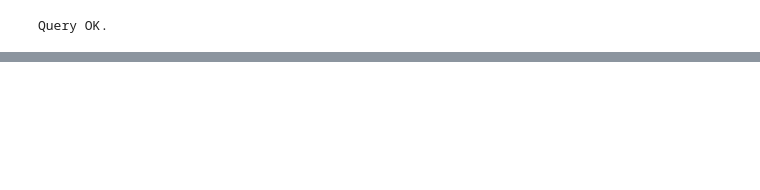
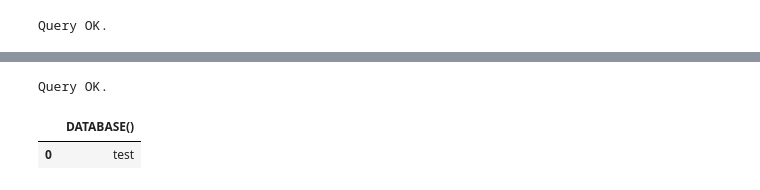
Before and after one commit to EdwardLee6677/Portfolio, a Jupyter notebook: MySQL/test.ipynb, the cells around one changed output, grey strips where cells are left out. Cells and saved outputs as stored; diff of their text form; code cells hidden in the pictures; blank space fills up the shorter version.

```diff
--- a/MySQL/test.ipynb
+++ b/MySQL/test.ipynb
@@ -159,0 +167,7 @@ Query OK.
+# %%
+q("USE test;")
+q("SELECT DATABASE();")
+# %% [output]
+Query OK.
+|  | DATABASE() |
+| 0 | test |
```
Also changed, not shown: parts of 13 cells of this notebook.
